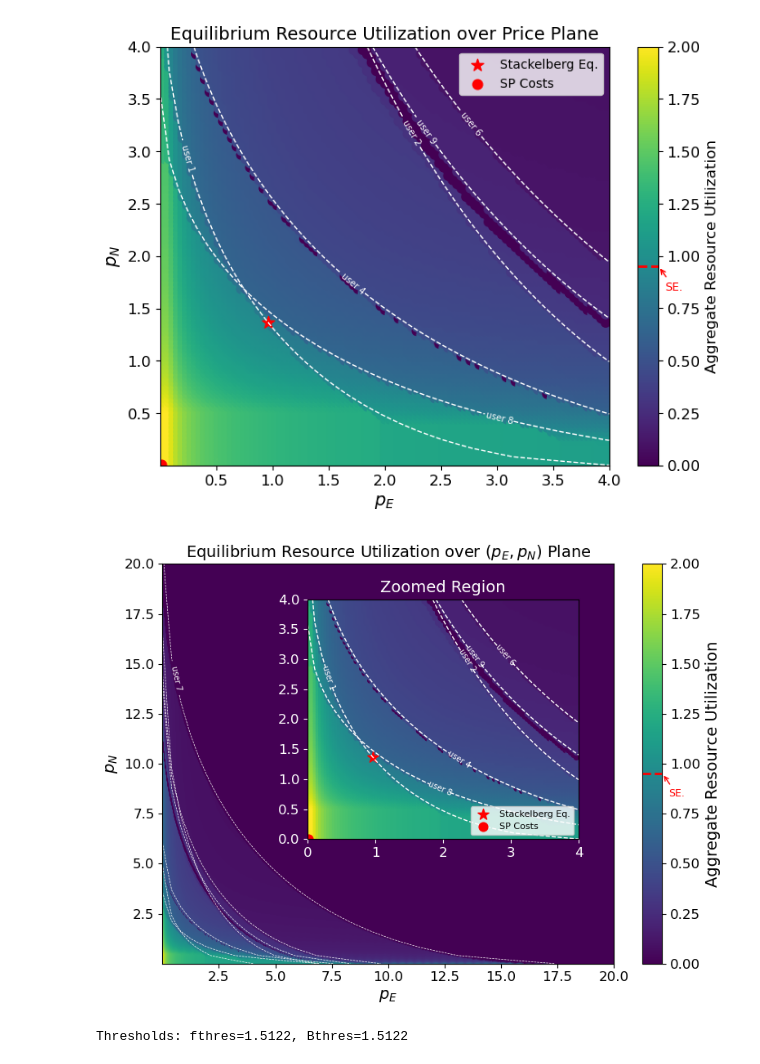
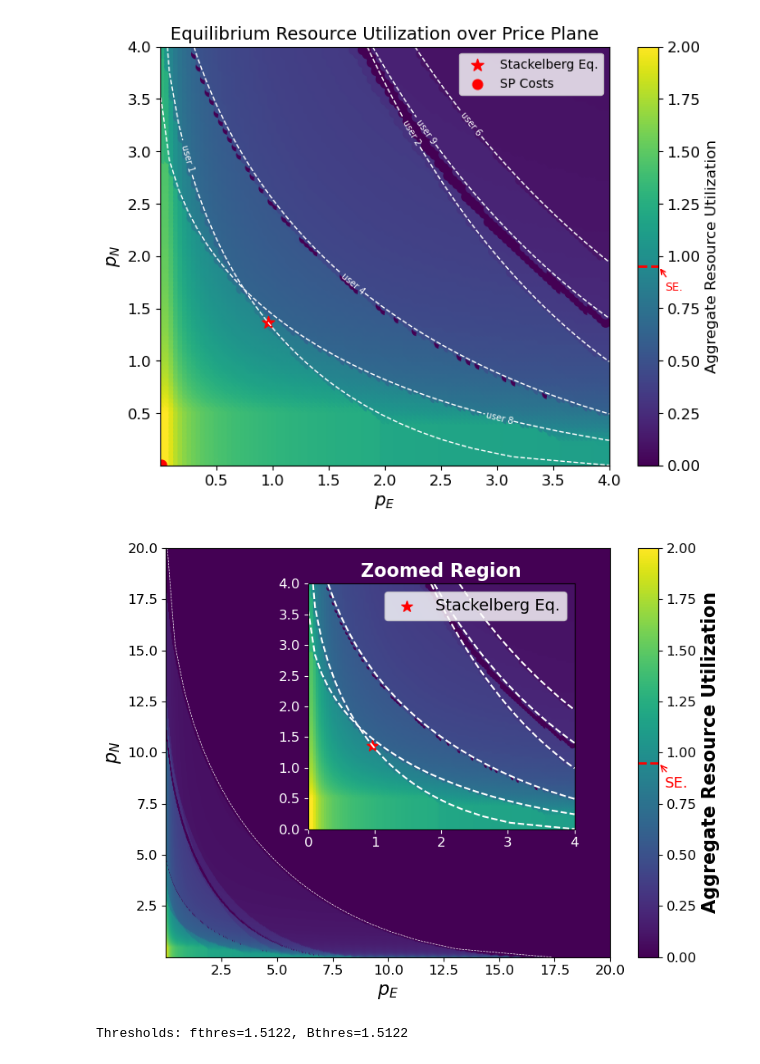
Before and after one commit to Barytes/MEC_Stackelberg_Project, a Jupyter notebook: notebooks/Figures.ipynb, the cells around one changed output. Saved outputs shown, nothing was run; the diff lists cells and outputs as text; code cells hidden in the pictures.

```diff
--- a/notebooks/Figures.ipynb
+++ b/notebooks/Figures.ipynb
@@ -40,6 +41,7 @@ users = run_experiment.create_users(config,SEED,True)
 provider = run_experiment.create_provider(config)
 for user in users:
   print(user.user_id)
+  user.print_user()
   user.print_bounds(1e-1,1e-1)
   user.print_costs(1e-1,1e-1)
 # %% [output]
@@ -386,15 +418,15 @@ for user in users:
     constraint = A_i*np.sqrt(P_E) + B_i*np.sqrt(P_N)
 
     # 绘制轮廓线 (等于C_l的线)
-    CS = plt.contour(P_E, P_N, constraint, levels=[C_l], linewidths=1, colors='white',linestyles='dashed')
-    # plt.clabel(CS, inline=True, fontsize=5, fmt={C_l: f'user {user.user_id}'})
+    # CS = plt.contour(P_E, P_N, constraint, levels=[C_l], linewidths=1, colors='white',linestyles='dashed')
+    # # plt.clabel(CS, inline=True, fontsize=5, fmt={C_l: f'user {user.user_id}'})
 
-    if user.user_id == 7:
-        plt.clabel(CS, inline=True, fontsize=7,
-           fmt={C_l: f'user {user.user_id}'},
-           inline_spacing=5,
-           use_clabeltext=True,
-           rightside_up=True)
+    # if user.user_id == 7:
+    #     plt.clabel(CS, inline=True, fontsize=7,
+    #        fmt={C_l: f'user {user.user_id}'},
+    #        inline_spacing=5,
+    #        use_clabeltext=True,
+    #        rightside_up=True)
 
 plt.xlabel("$p_E$")
 plt.ylabel("$p_N$")
@@ -494,7 +526,7 @@ fig, ax = plt.subplots(figsize=(8,6))
 sc = ax.scatter(p_E_vals, p_N_vals, c=fb_util_vals, cmap="viridis", s=10)
 ax.set_xlabel("$p_E$")
 ax.set_ylabel("$p_N$")
-ax.set_title("Equilibrium Resource Utilization over $(p_E, p_N)$ Plane")
+# ax.set_title("Equilibrium Resource Utilization over $(p_E, p_N)$ Plane")
 p_E_range = np.linspace(1e-3, 20, 50)
 p_N_range = np.linspace(1e-3, 20, 50)
 for user in users:
@@ -507,15 +539,16 @@ for user in users:
     constraint = A_i*np.sqrt(P_E) + B_i*np.sqrt(P_N)
 
     # 绘制轮廓线 (等于C_l的线)
-    CS = plt.contour(P_E, P_N, constraint, levels=[C_l], linewidths=0.5, colors='white',linestyles='dashed')
+    # CS = plt.contour(P_E, P_N, constraint, levels=[C_l], linewidths=0.5, colors='white',linestyles='dashed')
     # plt.clabel(CS, inline=True, fontsize=5, fmt={C_l: f'user {user.user_id}'})
 
     if user.user_id == 7:
-        plt.clabel(CS, inline=True, fontsize=7,
-           fmt={C_l: f'user {user.user_id}'},
-           inline_spacing=5,
-           use_clabeltext=True,
-           rightside_up=True)
+        CS = plt.contour(P_E, P_N, constraint, levels=[C_l], linewidths=0.5, colors='white',linestyles='dashed')
+        # plt.clabel(CS, inline=True, fontsize=7,
+        #    fmt={C_l: f'user {user.user_id}'},
+        #    inline_spacing=5,
+        #    use_clabeltext=True,
+        #    rightside_up=True)
 
 # 添加 colorbar
 cbar = plt.colorbar(sc, ax=ax)
@@ -528,7 +561,7 @@ sc2 = inset_ax.scatter(p_E_filtered, p_N_filtered, c=fb_util_filtered, cmap="vir
 
 # 标注Stackelberg解与SP成本点
 inset_ax.scatter([pe_or], [pn_or], color='red', marker='*', s=100, label='Stackelberg Eq.')
-inset_ax.scatter([provider.c_E], [provider.c_N], color='red', marker='o', s=60, label='SP Costs')
+# inset_ax.scatter([provider.c_E], [provider.c_N], color='red', marker='o', s=60, label='SP Costs')
 
 # 绘制用户的等效成本边界曲线
 p_E_range = np.linspace(1e-3, 4, 40)
@@ -537,38 +570,49 @@ P_E, P_N = np.meshgrid(p_E_range, p_N_range)
 for user in users:
     if user.user_id in [0,3,5]: continue
     a, d, b, S, C_l = user.task.alpha, user.task.d, user.task.b, user.S_i, user.cost_local()
     A_i = 2*np.sqrt(a*d)
     B_i = 2*np.sqrt(a*b/S)
     constraint = A_i*np.sqrt(P_E) + B_i*np.sqrt(P_N)
-    CS = inset_ax.contour(P_E, P_N, constraint, levels=[C_l], linewidths=1, colors='white', linestyles='dashed')
-    inset_ax.clabel(CS, inline=True, fontsize=7, fmt={C_l: f'user {user.user_id}'})
+    CS = inset_ax.contour(P_E, P_N, constraint, levels=[C_l], linewidths=1.5, colors='white', linestyles='dashed')
+    # inset_ax.clabel(CS, inline=True, fontsize=13, fmt={C_l: f'user {user.user_id}'})
 
 inset_ax.set_xlim(0, 4)
 inset_ax.set_ylim(0, 4)
 inset_ax.tick_params(axis='both', colors='white')
 inset_ax.set_title("Zoomed Region", color='white')
-inset_ax.legend(fontsize=8, loc='lower right')
+inset_ax.legend(fontsize=14, loc='upper right')
 # 坐标轴标签颜色也改为白色（可选）
 inset_ax.xaxis.label.set_color('white')
 inset_ax.yaxis.label.set_color('white')
 
 
 # 添加 colorbar 中 Stackelberg 点的标注
 cbar.ax.hlines(stack_util, *cbar.ax.get_xlim(), color='red', linestyle='--', linewidth=2)
 cbar.ax.annotate(
     "SE.",
     xy=(1.02, stack_util),
     xytext=(1.3, stack_util - 0.1),
     arrowprops=dict(arrowstyle="->", color="red"),
     color="red",
-    fontsize=9,
+    fontsize=13,
     ha="left", va="center"
 )
 
+
+plt.rcParams.update({
+    "font.size": 14,
+    "axes.labelsize": 16,
+    "axes.titlesize": 16,
+    "legend.fontsize": 12,
+    "xtick.labelsize": 12,
+    "ytick.labelsize": 12
+})
+
+
 plt.tight_layout()
 plt.show()
 # %% [output]
-[figure, old version]
+[figure, new version]
 # %%
 import numpy as np
 import matplotlib.pyplot as plt
```
Also changed, not shown: parts of 7 cells of this notebook, 20 other files.
